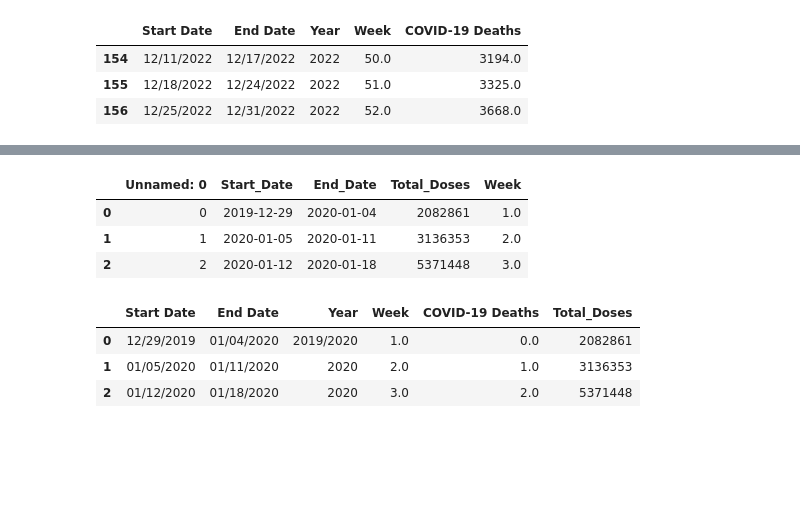
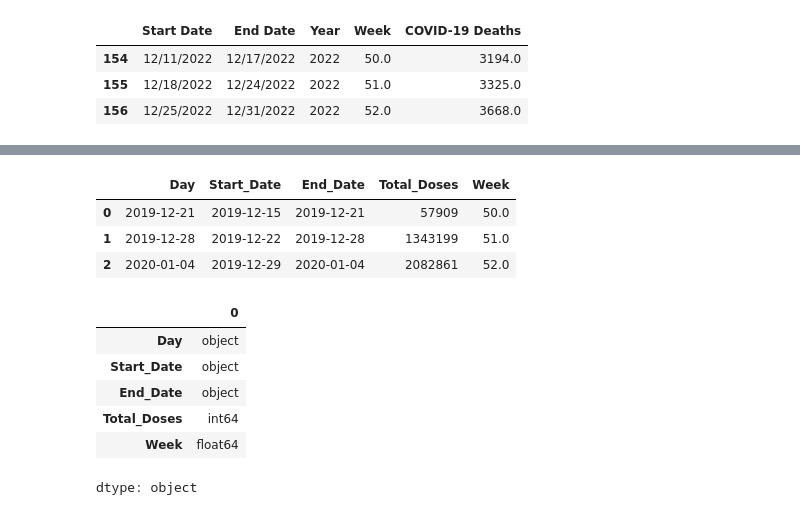
Before and after one commit to carolinehagood/covid-project, a Jupyter notebook: Combining_data.ipynb, the cells around one changed output, grey strips where cells are left out. Cells and saved outputs as stored; diff of their text form; code cells hidden in the pictures; blank space fills up the shorter version.

```diff
--- a/Combining_data.ipynb
+++ b/Combining_data.ipynb
@@ -15,22 +60,19 @@ df1.tail(3)
 # %%
 #read and open vaccine doses distributed data file
-url2 = "https://raw.githubusercontent.com/carolinehagood/covid-project/refs/heads/main/data/clean_vaccine_data.csv"
-df2 = pd.read_csv(url2)
+df2 = pd.read_csv('clean_vaccine_data (3).csv')
 df2.head(3)
 # %% [output]
-|  | Unnamed: 0 | Start_Date | End_Date | Total_Doses | Week |
-| 0 | 0 | 2019-12-29 | 2020-01-04 | 2082861 | 1.0 |
-| 1 | 1 | 2020-01-05 | 2020-01-11 | 3136353 | 2.0 |
-| 2 | 2 | 2020-01-12 | 2020-01-18 | 5371448 | 3.0 |
+|  | Day | Start_Date | End_Date | Total_Doses | Week |
+| 0 | 2019-12-21 | 2019-12-15 | 2019-12-21 | 57909 | 50.0 |
+| 1 | 2019-12-28 | 2019-12-22 | 2019-12-28 | 1343199 | 51.0 |
+| 2 | 2020-01-04 | 2019-12-29 | 2020-01-04 | 2082861 | 52.0 |
-# %%
-# Select only the week and doses file
-df2_selected = df2[['Week', 'Total_Doses']]
-
-# Add the doses distributed column to the covid deaths dataset (merged on the shared week column)
-df1_updated = pd.merge(df1, df2_selected, on='Week', how='left')
-df1_updated.head(3)
-# %% [output]
-|  | Start Date | End Date | Year | Week | COVID-19 Deaths | Total_Doses |
-| 0 | 12/29/2019 | 01/04/2020 | 2019/2020 | 1.0 | 0.0 | 2082861 |
-| 1 | 01/05/2020 | 01/11/2020 | 2020 | 2.0 | 1.0 | 3136353 |
-| 2 | 01/12/2020 | 01/18/2020 | 2020 | 3.0 | 2.0 | 5371448 |
+# %%
+df2.dtypes
+# %% [output]
+|  | 0 |
+| Day | object |
+| Start_Date | object |
+| End_Date | object |
+| Total_Doses | int64 |
+| Week | float64 |
+dtype: object
```
Also changed, not shown: parts of 13 cells of this notebook.
